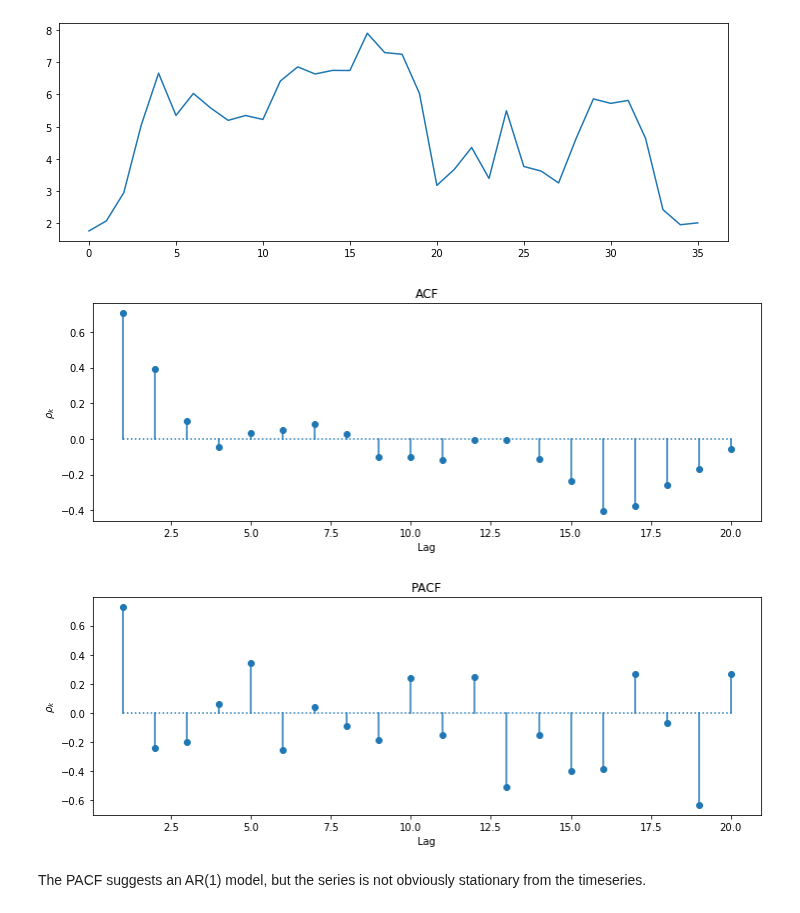
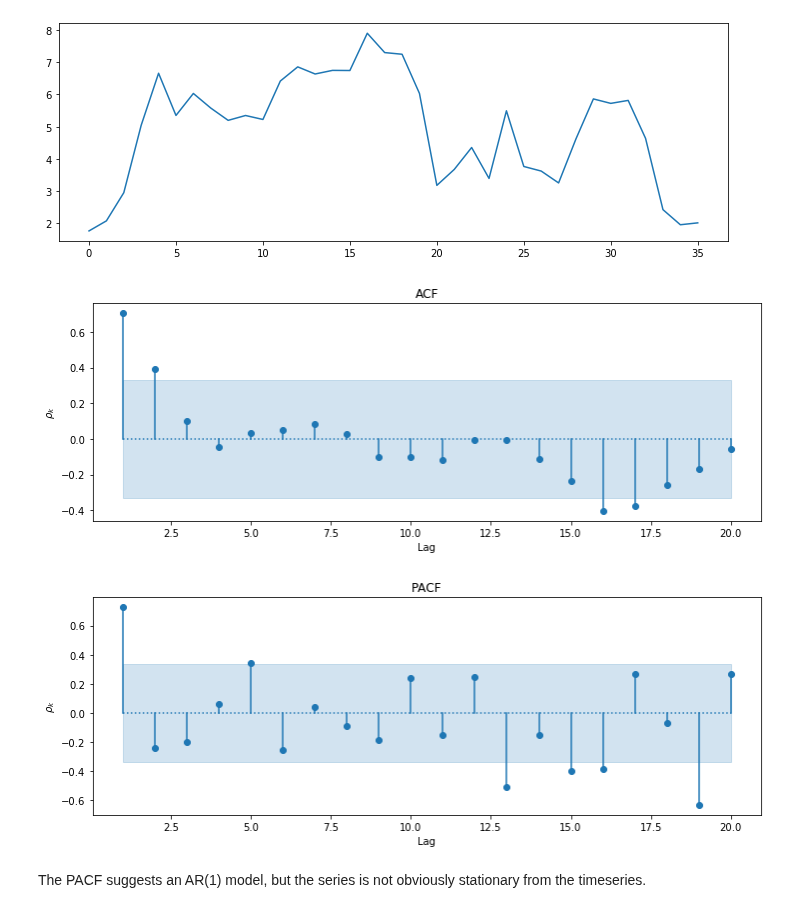
Before and after one commit to telmo-correa/time-series-analysis, a Jupyter notebook: Python/Chapter 06 (Ex 31 - 39) - Model Specification.ipynb, the cells around one changed output. Cells and saved outputs as stored; diff of their text form; code cells hidden in the pictures.

```diff
--- a/Python/Chapter 06 (Ex 31 - 39) - Model Specification.ipynb
+++ b/Python/Chapter 06 (Ex 31 - 39) - Model Specification.ipynb
@@ -231,6 +231,23 @@ def plot_acf(acf, title='ACF'):
     plt.ylabel(r'$\rho_k$')
     plt.title(title)
     plt.show()
+
+def plot_acf_with_bounds(acf, lower, upper, title='ACF'):
+    max_k = len(acf)
+    k = range(1, len(acf)+1)
+
+    plt.figure(figsize=(12, 4))
+    plt.fill_between(k, lower, upper, color='C0', alpha=0.2)
+
+    plt.plot(k, acf, marker='o', linestyle='none', color='C0')
+    plt.plot([1, max_k], [0, 0], ls=':', color='C0')
+    for i_k, i_rho in zip(k, acf):
+        plt.plot([i_k, i_k], [0, i_rho], color='C0')
+
+    plt.xlabel('Lag')
+    plt.ylabel(r'$\rho_k$')
+    plt.title(title)
+    plt.show()
 # %%
 plt.figure(figsize=(12, 4))
 plt.plot(Y)
@@ -238,11 +255,12 @@ plt.show()
 # %% [output]
 [figure]
 # %%
-plot_acf(acf(Y, fft=False, nlags=20)[1:], title='ACF')
-plot_acf(pacf(Y, nlags=20)[1:], title='PACF')
+bound = 2 / np.sqrt(len(Y))
+plot_acf_with_bounds(acf(Y, fft=False, nlags=20)[1:], bound, -bound, title='ACF')
+plot_acf_with_bounds(pacf(Y, nlags=20)[1:], bound, -bound, title='PACF')
 # %% [output]
-[figure, old version]
+[figure, new version]
-[figure, old version]
+[figure, new version]
 # %% [markdown]
 The PACF suggests an AR(1) model, but the series is not obviously stationary from the timeseries.
 # %% [markdown]
```
Also changed, not shown: parts of 60 cells of this notebook, 3 other files.
